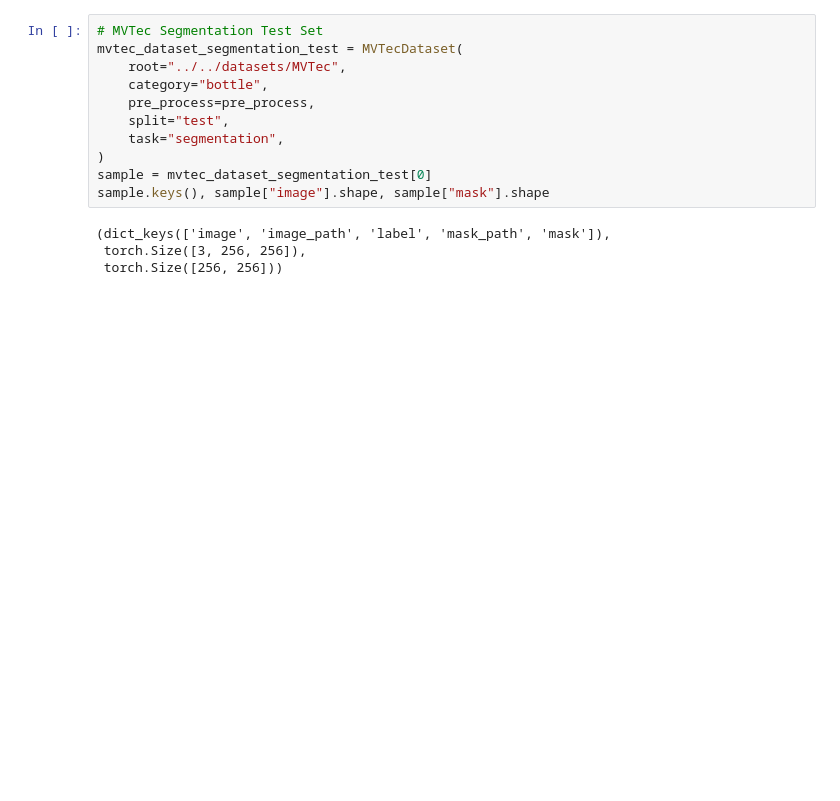
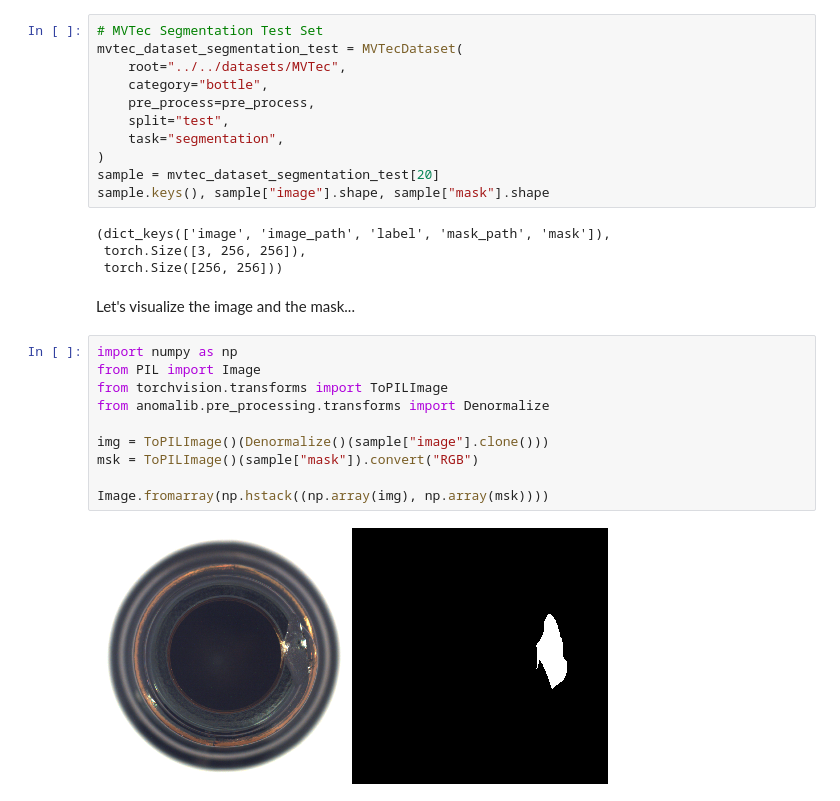
Before and after one commit to openvinotoolkit/anomalib, a Jupyter notebook: notebooks/002-anomalib-datamodules/002-anomalib-datamodules.ipynb, the cells around one changed output. Saved outputs shown, nothing was run; the diff lists cells and outputs as text; blank space fills up the shorter version.

Commit message:
Finished MVTec

```diff
--- a/notebooks/002-anomalib-datamodules/002-anomalib-datamodules.ipynb
+++ b/notebooks/002-anomalib-datamodules/002-anomalib-datamodules.ipynb
@@ -148,9 +114,23 @@ mvtec_dataset_segmentation_test = MVTecDataset(
     split="test",
     task="segmentation",
 )
-sample = mvtec_dataset_segmentation_test[0]
+sample = mvtec_dataset_segmentation_test[20]
 sample.keys(), sample["image"].shape, sample["mask"].shape
 # %% [output]
 (dict_keys(['image', 'image_path', 'label', 'mask_path', 'mask']),
  torch.Size([3, 256, 256]),
  torch.Size([256, 256]))
+# %% [markdown]
+Let's visualize the image and the mask...
+# %%
+import numpy as np
+from PIL import Image
+from torchvision.transforms import ToPILImage
+from anomalib.pre_processing.transforms import Denormalize
+
+img = ToPILImage()(Denormalize()(sample["image"].clone()))
+msk = ToPILImage()(sample["mask"]).convert("RGB")
+
+Image.fromarray(np.hstack((np.array(img), np.array(msk))))
+# %% [output]
+[figure, added]
```
Also changed, not shown: parts of 12 cells of this notebook.
